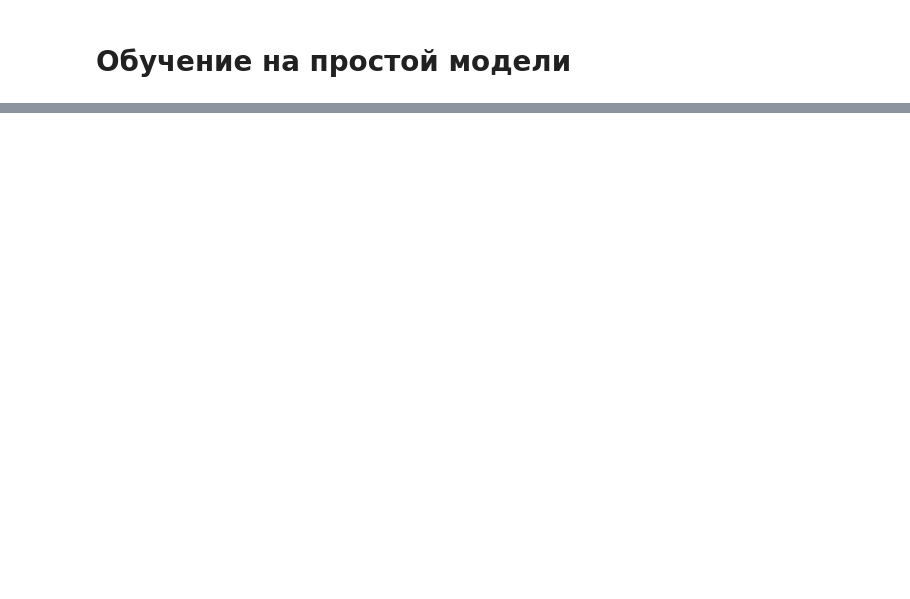
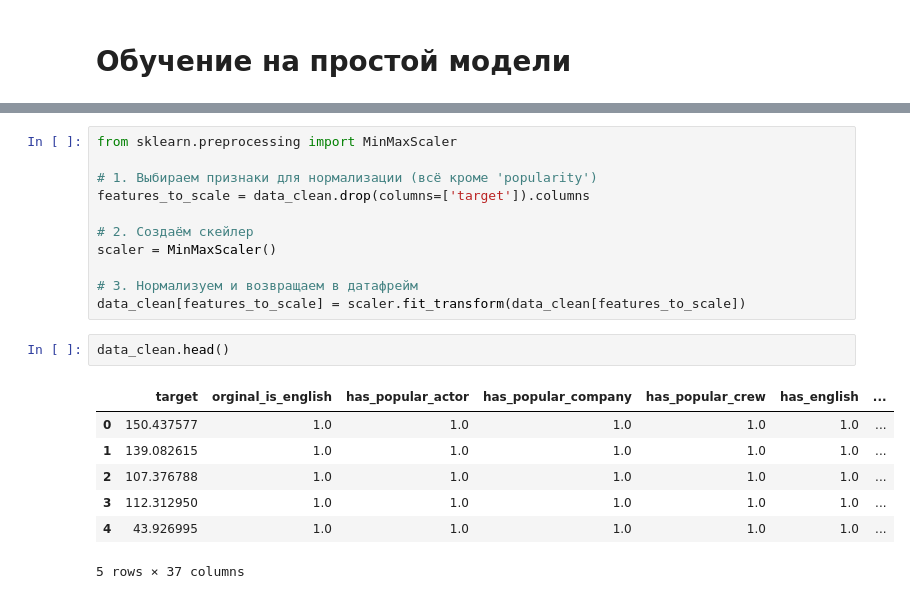
Before and after one commit to GeGeMaaaan/Data_Science, a Jupyter notebook: version1.ipynb, the cells around one changed output, grey strips where cells are left out. Saved outputs shown, nothing was run; the diff lists cells and outputs as text; blank space fills up the shorter version.

```diff
--- a/version1.ipynb
+++ b/version1.ipynb
@@ -1422,0 +1471,21 @@ CREW!!!!
+# %%
+from sklearn.preprocessing import MinMaxScaler
+
+# 1. Выбираем признаки для нормализации (всё кроме 'popularity')
+features_to_scale = data_clean.drop(columns=['target']).columns
+
+# 2. Создаём скейлер
+scaler = MinMaxScaler()
+
+# 3. Нормализуем и возвращаем в датафрейм
+data_clean[features_to_scale] = scaler.fit_transform(data_clean[features_to_scale])
+# %%
+data_clean.head()
+# %% [output]
+|  | target | orginal_is_english | has_popular_actor | has_popular_company | has_popular_crew | has_english | ... |
+| 0 | 150.437577 | 1.0 | 1.0 | 1.0 | 1.0 | 1.0 | ... |
+| 1 | 139.082615 | 1.0 | 1.0 | 1.0 | 1.0 | 1.0 | ... |
+| 2 | 107.376788 | 1.0 | 1.0 | 1.0 | 1.0 | 1.0 | ... |
+| 3 | 112.312950 | 1.0 | 1.0 | 1.0 | 1.0 | 1.0 | ... |
+| 4 | 43.926995 | 1.0 | 1.0 | 1.0 | 1.0 | 1.0 | ... |
+5 rows × 37 columns
```
Also changed, not shown: parts of 27 cells of this notebook.
